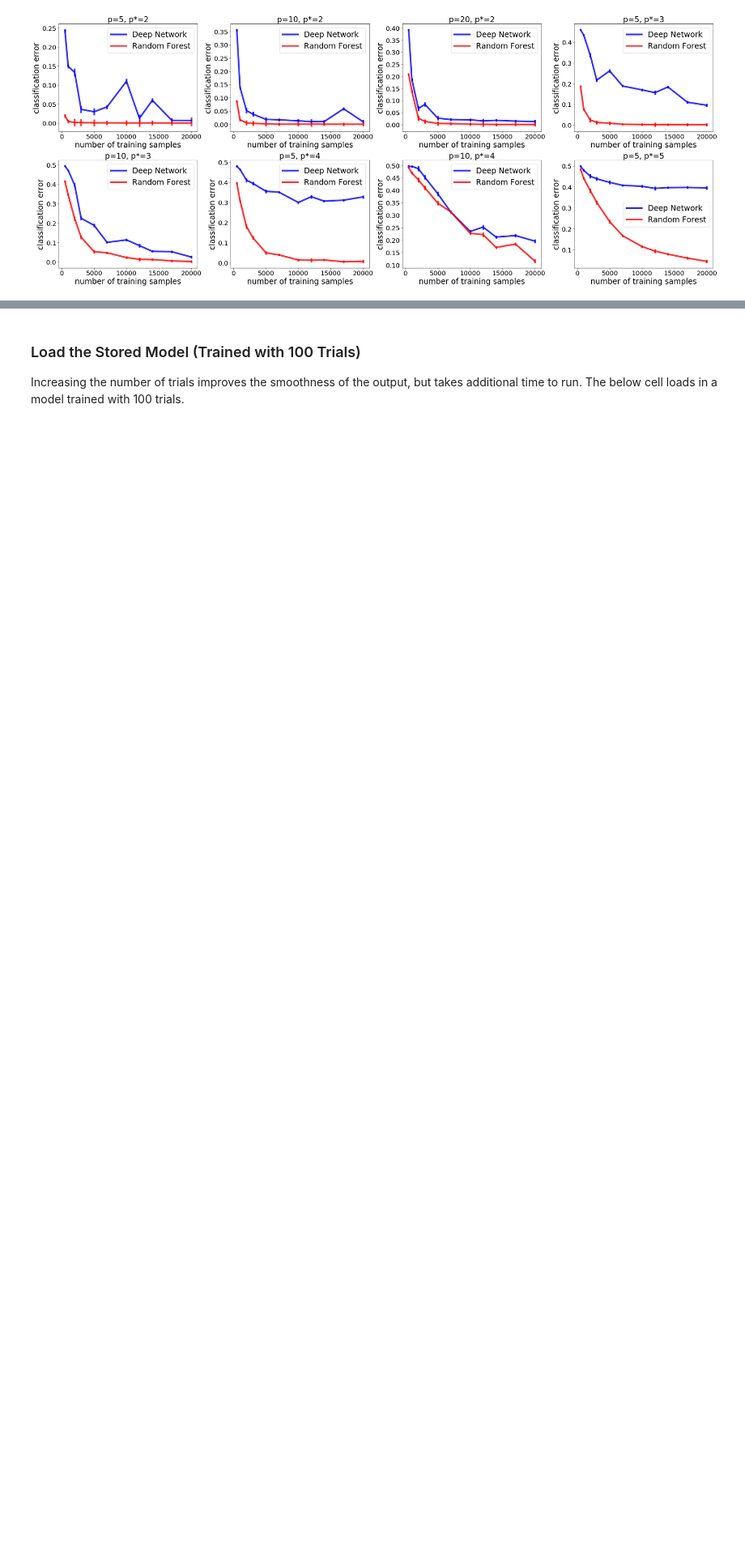
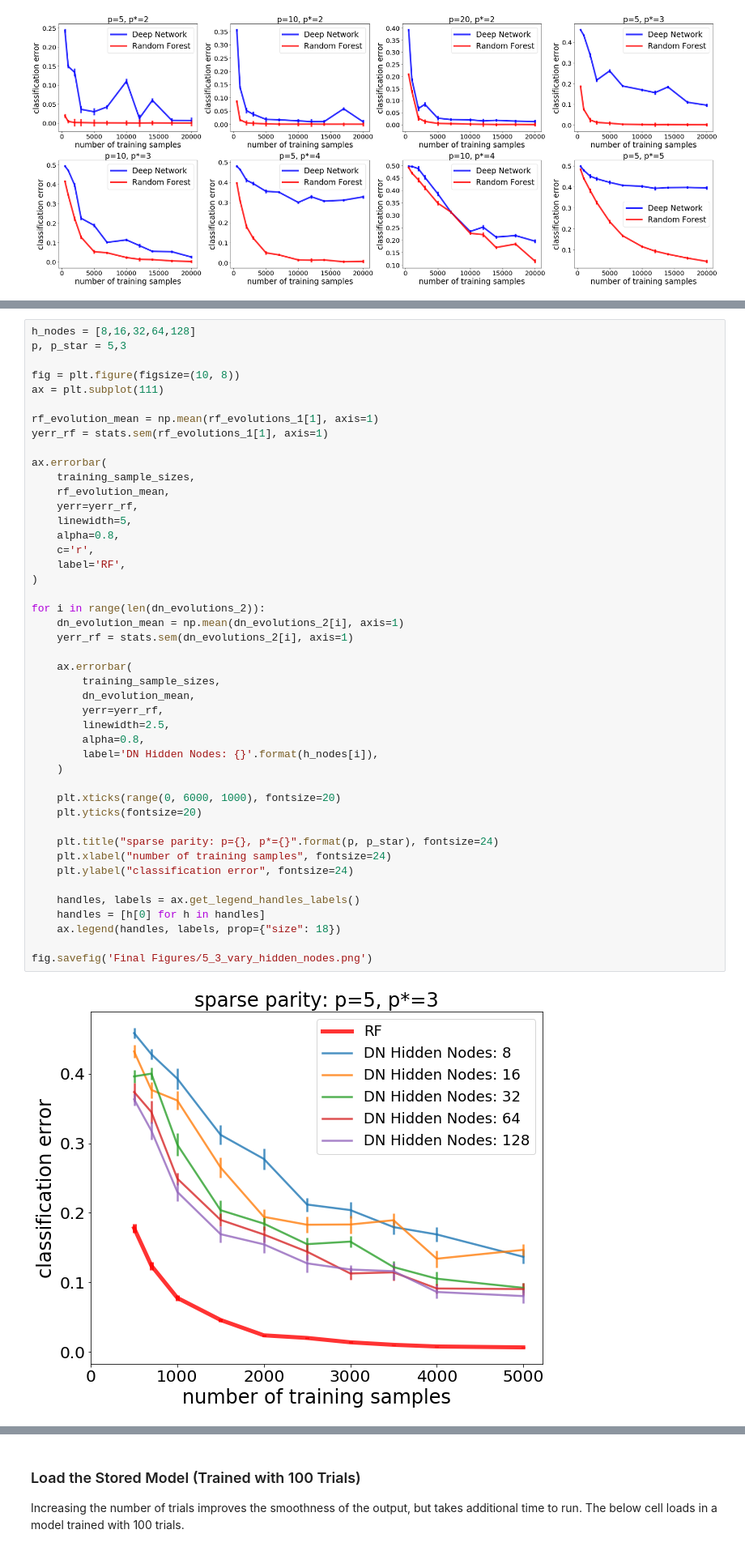
Before and after one commit to Michael-Ainsworth/random-forest, a Jupyter notebook: sample_size_experiment_p_min.ipynb, the cells around one changed output, grey strips where cells are left out. Shown at 81% size. Drawn from its saved outputs; the diff is of its cells as text; blank space fills up the shorter version.

```diff
--- a/sample_size_experiment_p_min.ipynb
+++ b/sample_size_experiment_p_min.ipynb
@@ -407,0 +527,47 @@ fig.savefig('Final Figures/ss_subplot.png')
+# %%
+h_nodes = [8,16,32,64,128]
+p, p_star = 5,3
+
+fig = plt.figure(figsize=(10, 8))
+ax = plt.subplot(111)
+
+rf_evolution_mean = np.mean(rf_evolutions_1[1], axis=1)
+yerr_rf = stats.sem(rf_evolutions_1[1], axis=1)
+
+ax.errorbar(
+    training_sample_sizes,
+    rf_evolution_mean,
+    yerr=yerr_rf,
+    linewidth=5,
+    alpha=0.8,
+    c='r',
+    label='RF',
+)
+
+for i in range(len(dn_evolutions_2)):
+    dn_evolution_mean = np.mean(dn_evolutions_2[i], axis=1)
+    yerr_rf = stats.sem(dn_evolutions_2[i], axis=1)
+
+    ax.errorbar(
+        training_sample_sizes,
+        dn_evolution_mean,
+        yerr=yerr_rf,
+        linewidth=2.5,
+        alpha=0.8,
+        label='DN Hidden Nodes: {}'.format(h_nodes[i]),
+    )
+
+    plt.xticks(range(0, 6000, 1000), fontsize=20)
+    plt.yticks(fontsize=20)
+
+    plt.title("sparse parity: p={}, p*={}".format(p, p_star), fontsize=24)
+    plt.xlabel("number of training samples", fontsize=24)
+    plt.ylabel("classification error", fontsize=24)
+
+    handles, labels = ax.get_legend_handles_labels()
+    handles = [h[0] for h in handles]
+    ax.legend(handles, labels, prop={"size": 18})
+
+fig.savefig('Final Figures/5_3_vary_hidden_nodes.png')
+# %% [output]
+[figure, added]
```
Also changed, not shown: parts of 23 cells of this notebook.
